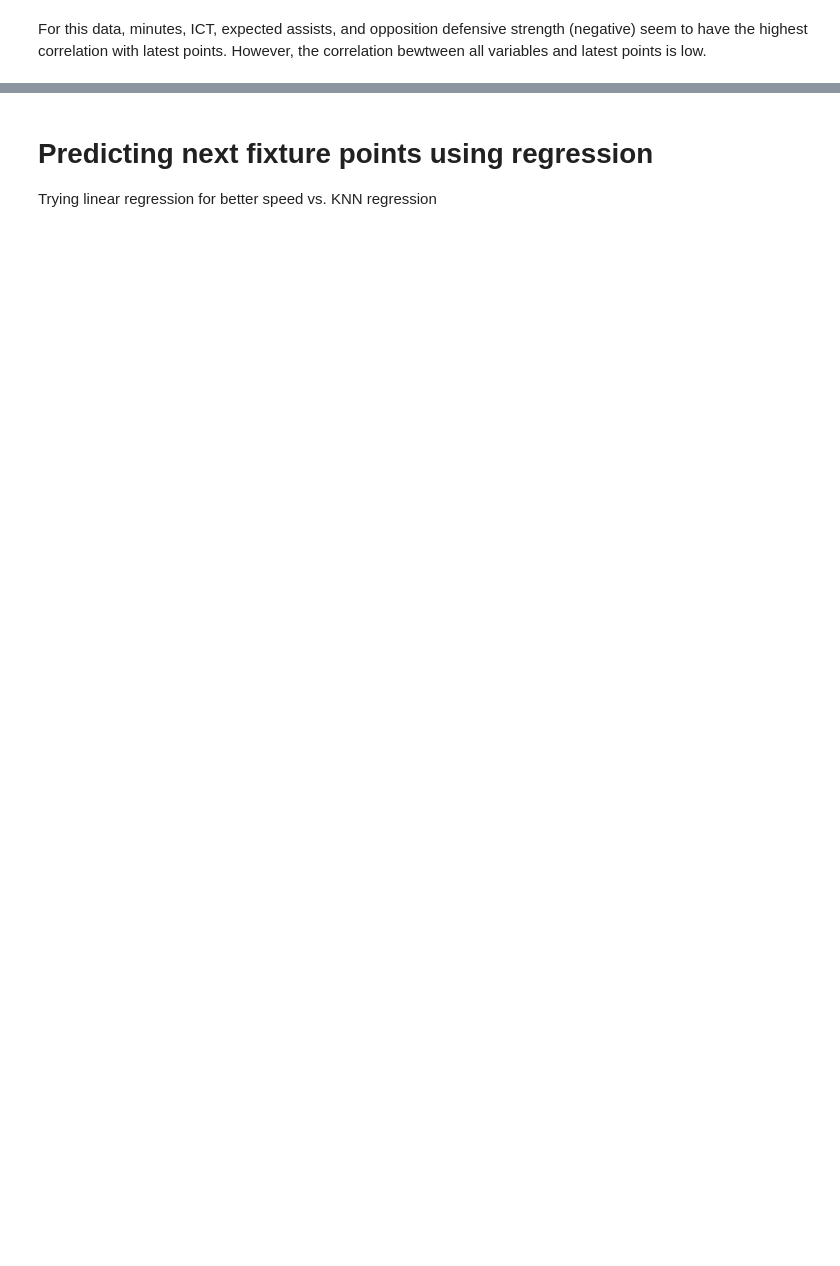
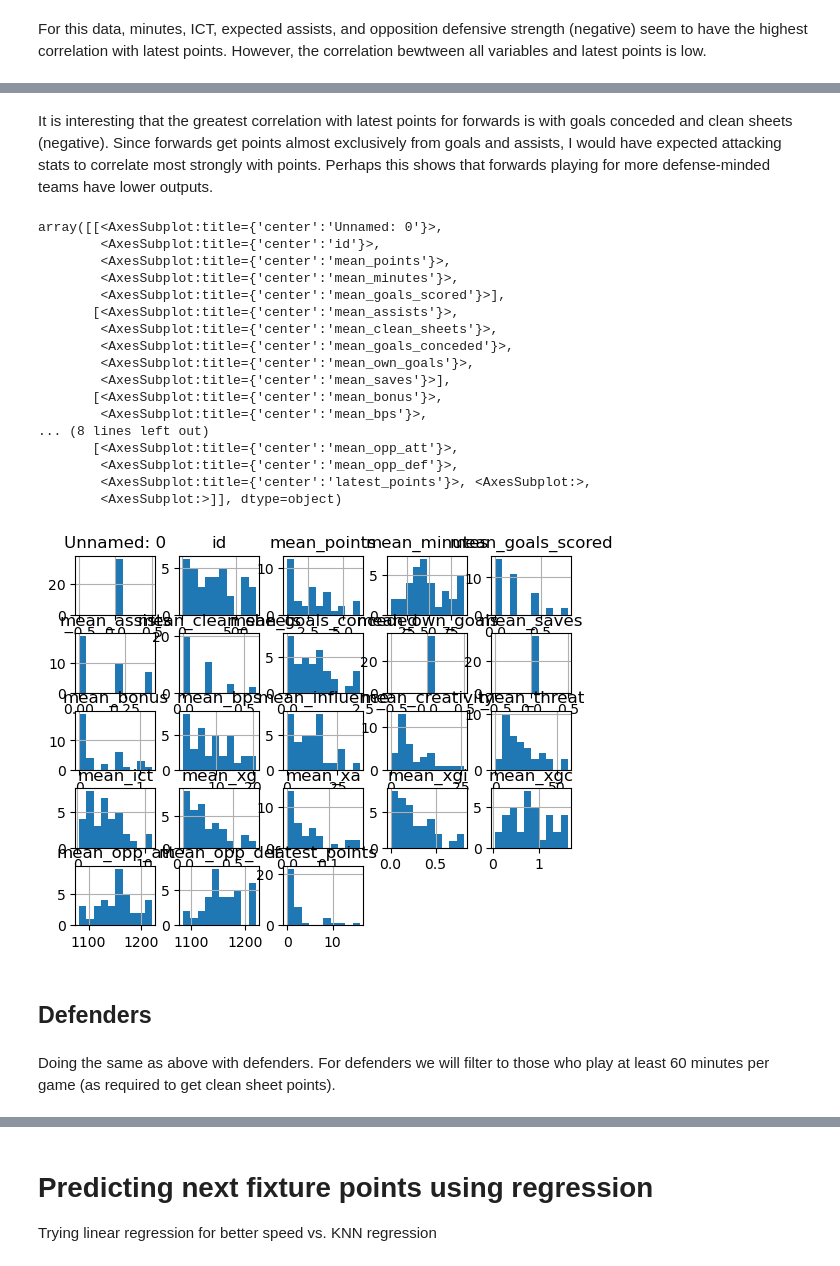
Before and after one commit to hakkd/predictFPL, a Jupyter notebook: EPL_plyr_model_building.ipynb, the cells around one changed output, grey strips where cells are left out. Cells and saved outputs as stored; diff of their text form; code cells hidden in the pictures; blank space fills up the shorter version.

```diff
--- a/EPL_plyr_model_building.ipynb
+++ b/EPL_plyr_model_building.ipynb
@@ -82,0 +88,5 @@ plt.scatter('mean_opp_def', 'latest_points', data = last_5_df_filter)
+# %%
+# filter fwds who play at least 45 min. per game
+fwd_filter = last_5_df[(last_5_df['position'] == 'FWD') &
+                       (last_5_df['mean_points'] >= 1)]
+fwd_filter.head()
@@ -82,0 +122,27 @@ plt.scatter('mean_opp_def', 'latest_points', data = last_5_df_filter)
+# %% [markdown]
+It is interesting that the greatest correlation with latest points for forwards is with goals conceded and clean sheets (negative). Since forwards get points almost exclusively from goals and assists, I would have expected attacking stats to correlate most strongly with points. Perhaps this shows that forwards playing for more defense-minded teams have lower outputs.
+# %%
+fwd_filter.hist()
+# %% [output]
+array([[<AxesSubplot:title={'center':'Unnamed: 0'}>,
+        <AxesSubplot:title={'center':'id'}>,
+        <AxesSubplot:title={'center':'mean_points'}>,
+        <AxesSubplot:title={'center':'mean_minutes'}>,
+        <AxesSubplot:title={'center':'mean_goals_scored'}>],
+       [<AxesSubplot:title={'center':'mean_assists'}>,
+        <AxesSubplot:title={'center':'mean_clean_sheets'}>,
+        <AxesSubplot:title={'center':'mean_goals_conceded'}>,
+        <AxesSubplot:title={'center':'mean_own_goals'}>,
+        <AxesSubplot:title={'center':'mean_saves'}>],
+       [<AxesSubplot:title={'center':'mean_bonus'}>,
+        <AxesSubplot:title={'center':'mean_bps'}>,
+... (8 lines left out)
+       [<AxesSubplot:title={'center':'mean_opp_att'}>,
+        <AxesSubplot:title={'center':'mean_opp_def'}>,
+        <AxesSubplot:title={'center':'latest_points'}>, <AxesSubplot:>,
+        <AxesSubplot:>]], dtype=object)
+[figure, added]
+# %% [markdown]
+## Defenders
+# %% [markdown]
+Doing the same as above with defenders. For defenders we will filter to those who play at least 60 minutes per game (as required to get clean sheet points).
```
Also changed, not shown: parts of 39 cells of this notebook, 2 other files.
